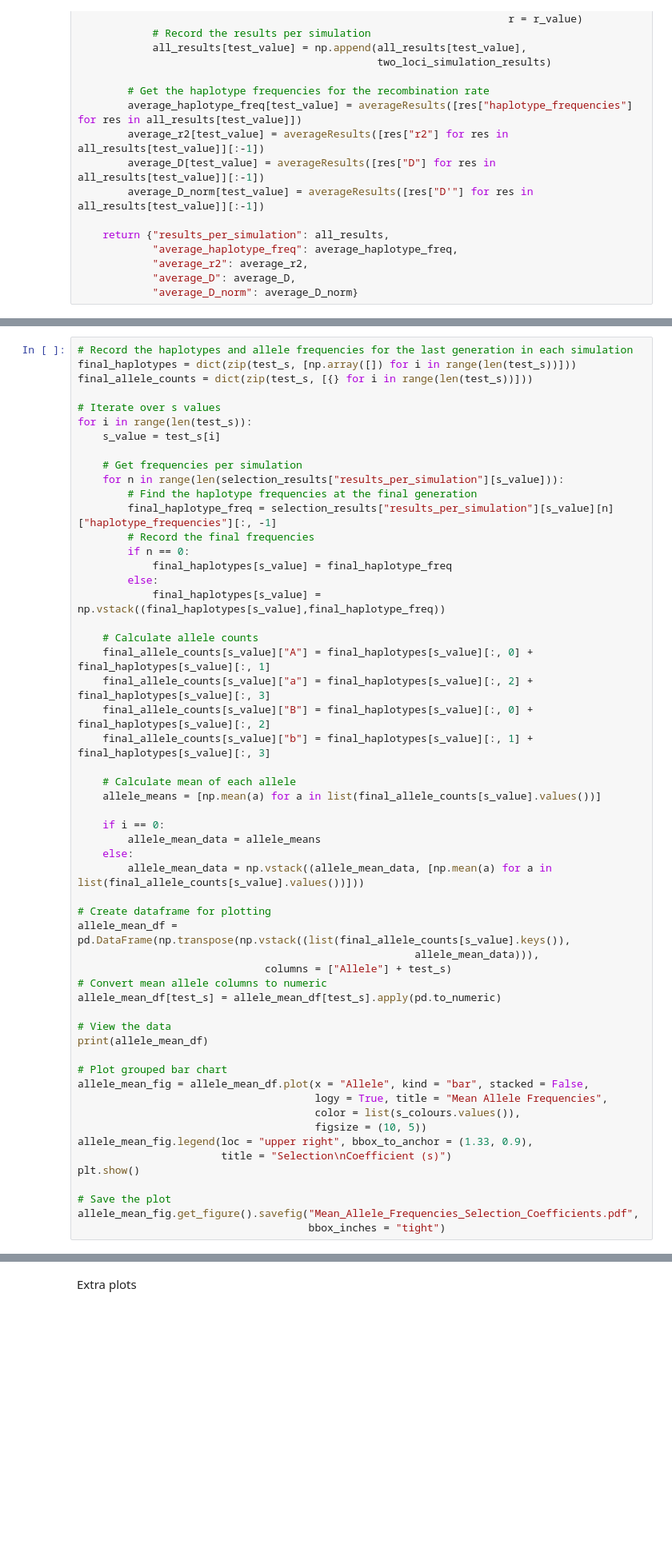
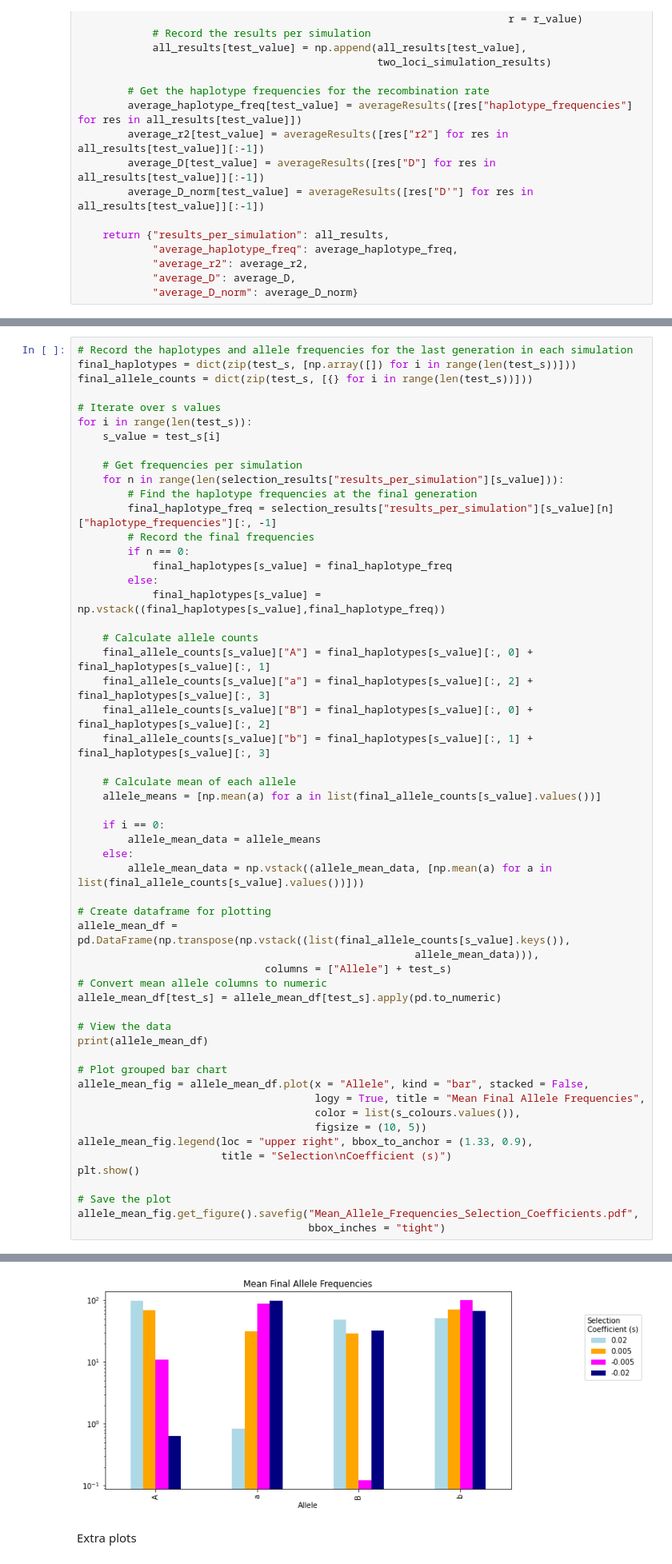
Before and after one commit to TomMakesThings/Wright-Fisher-Simulator, a Jupyter notebook: WrightFisher.ipynb, the cells around one changed output, grey strips where cells are left out. Shown at 80% size. Drawn from its saved outputs; the diff is of its cells as text; blank space fills up the shorter version.

```diff
--- a/WrightFisher.ipynb
+++ b/WrightFisher.ipynb
@@ -851,7 +870,7 @@ print(allele_mean_df)
 
 # Plot grouped bar chart
 allele_mean_fig = allele_mean_df.plot(x = "Allele", kind = "bar", stacked = False,
-                                      logy = True, title = "Mean Allele Frequencies",
+                                      logy = True, title = "Mean Final Allele Frequencies",
                                       color = list(s_colours.values()),
                                       figsize = (10, 5))
 allele_mean_fig.legend(loc = "upper right", bbox_to_anchor = (1.33, 0.9),
@@ -861,3 +880,4 @@ plt.show()
 # Save the plot
 allele_mean_fig.get_figure().savefig("Mean_Allele_Frequencies_Selection_Coefficients.pdf",
                                      bbox_inches = "tight")
+# %% [output]
@@ -864,3 +889,4 @@ allele_mean_fig.get_figure().savefig("Mean_Allele_Frequencies_Selection_Coeffici
+[figure, added]
 # %% [markdown]
 Extra plots
 # %%
```
Also changed, not shown: parts of 10 cells of this notebook, 12 other files.
